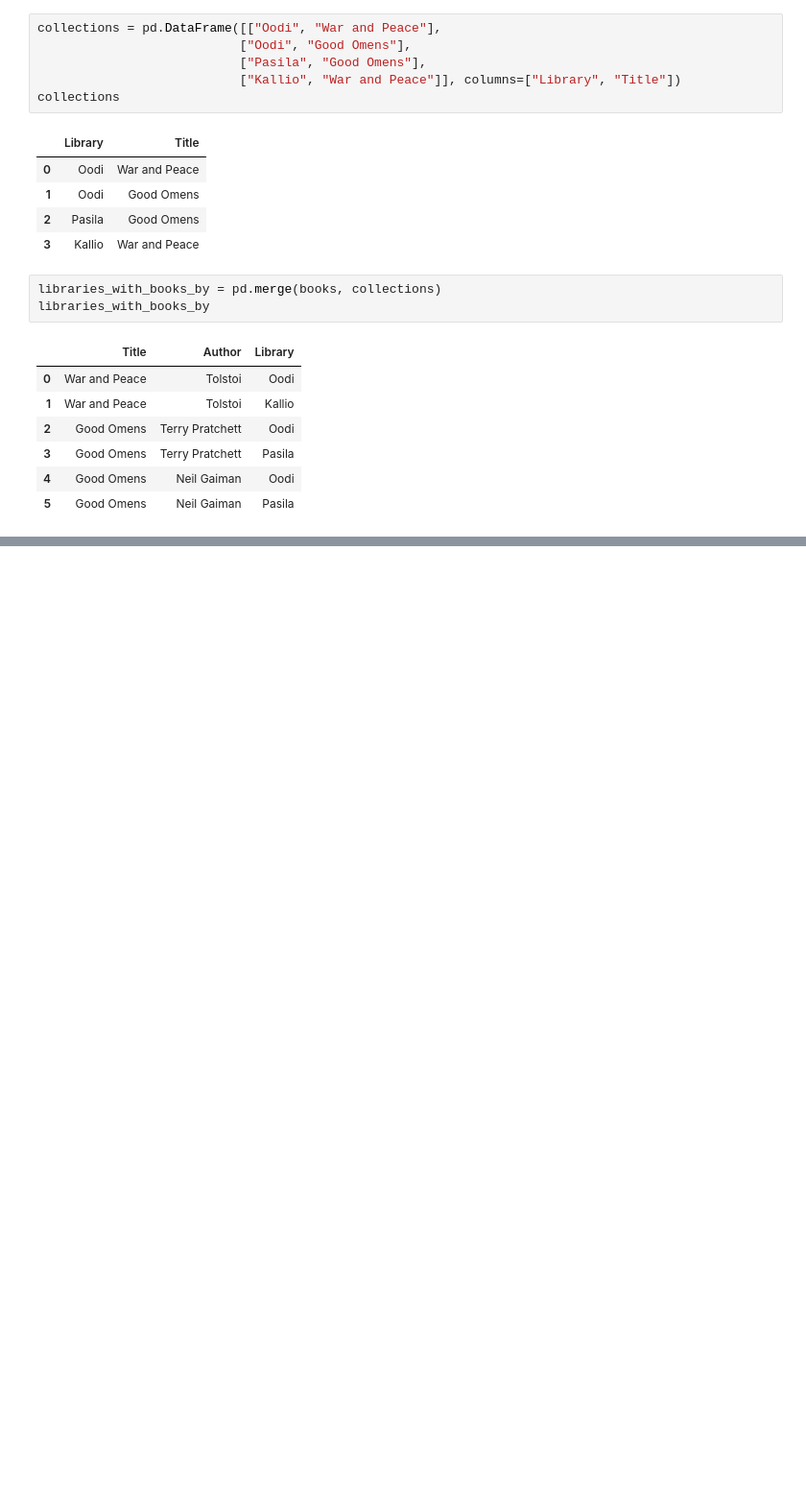
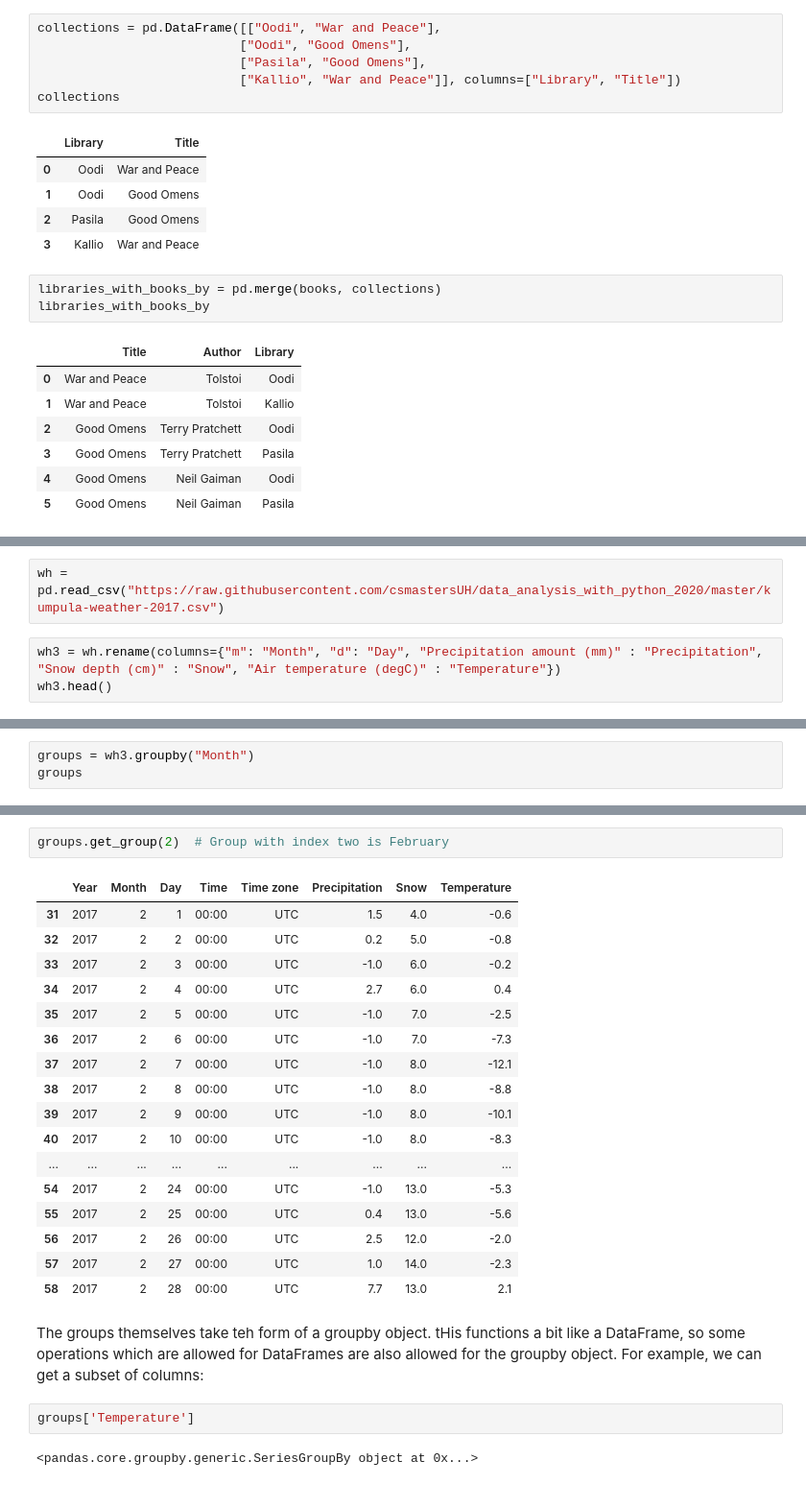
Before and after one commit to henryblu/Data-analysis-with-python, a Jupyter notebook: pandas.ipynb, the cells around one changed output, grey strips where cells are left out. Shown at 96% size. Saved outputs shown, nothing was run; the diff lists cells and outputs as text; blank space fills up the shorter version.

```diff
--- a/pandas.ipynb
+++ b/pandas.ipynb
@@ -504,0 +508,5 @@ libraries_with_books_by
+# %%
+wh = pd.read_csv("https://raw.githubusercontent.com/csmastersUH/data_analysis_with_python_2020/master/kumpula-weather-2017.csv")
+# %%
+wh3 = wh.rename(columns={"m": "Month", "d": "Day", "Precipitation amount (mm)" : "Precipitation", "Snow depth (cm)" : "Snow", "Air temperature (degC)" : "Temperature"})
+wh3.head()
@@ -504,0 +526,3 @@ libraries_with_books_by
+# %%
+groups = wh3.groupby("Month")
+groups
@@ -504,0 +551,26 @@ libraries_with_books_by
+# %%
+groups.get_group(2)  # Group with index two is February
+# %% [output]
+|  | Year | Month | Day | Time | Time zone | Precipitation | Snow | Temperature |
+| 31 | 2017 | 2 | 1 | 00:00 | UTC | 1.5 | 4.0 | -0.6 |
+| 32 | 2017 | 2 | 2 | 00:00 | UTC | 0.2 | 5.0 | -0.8 |
+| 33 | 2017 | 2 | 3 | 00:00 | UTC | -1.0 | 6.0 | -0.2 |
+| 34 | 2017 | 2 | 4 | 00:00 | UTC | 2.7 | 6.0 | 0.4 |
+| 35 | 2017 | 2 | 5 | 00:00 | UTC | -1.0 | 7.0 | -2.5 |
+| 36 | 2017 | 2 | 6 | 00:00 | UTC | -1.0 | 7.0 | -7.3 |
+| 37 | 2017 | 2 | 7 | 00:00 | UTC | -1.0 | 8.0 | -12.1 |
+| 38 | 2017 | 2 | 8 | 00:00 | UTC | -1.0 | 8.0 | -8.8 |
+| 39 | 2017 | 2 | 9 | 00:00 | UTC | -1.0 | 8.0 | -10.1 |
+| 40 | 2017 | 2 | 10 | 00:00 | UTC | -1.0 | 8.0 | -8.3 |
+| ... | ... | ... | ... | ... | ... | ... | ... | ... |
+| 54 | 2017 | 2 | 24 | 00:00 | UTC | -1.0 | 13.0 | -5.3 |
+| 55 | 2017 | 2 | 25 | 00:00 | UTC | 0.4 | 13.0 | -5.6 |
+| 56 | 2017 | 2 | 26 | 00:00 | UTC | 2.5 | 12.0 | -2.0 |
+| 57 | 2017 | 2 | 27 | 00:00 | UTC | 1.0 | 14.0 | -2.3 |
+| 58 | 2017 | 2 | 28 | 00:00 | UTC | 7.7 | 13.0 | 2.1 |
+# %% [markdown]
+The groups themselves take teh form of a groupby object. tHis functions a bit like a DataFrame, so some operations which are allowed for DataFrames are also allowed for the groupby object. For example, we can get a subset of columns:
+# %%
+groups['Temperature']
+# %% [output]
+<pandas.core.groupby.generic.SeriesGroupBy object at 0x...>
```
Also changed, not shown: parts of 19 cells of this notebook.
